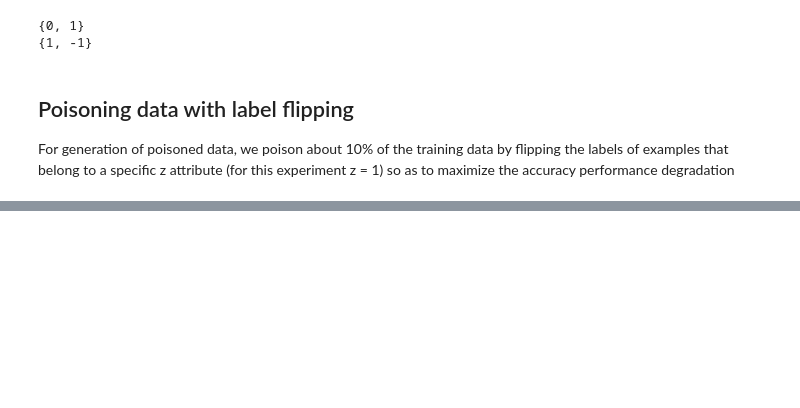
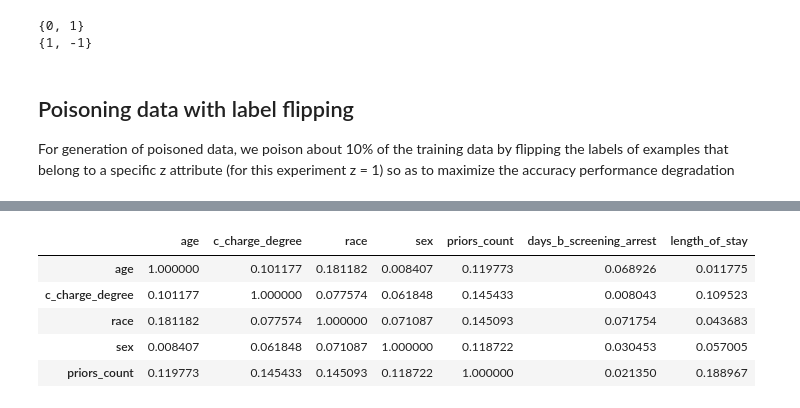
Before and after one commit to SimonCao1207/DataExplore, a Jupyter notebook: compas_analysis.ipynb, the cells around one changed output, grey strips where cells are left out. Drawn from its saved outputs; the diff is of its cells as text; code cells hidden in the pictures; blank space fills up the shorter version.

```diff
--- a/compas_analysis.ipynb
+++ b/compas_analysis.ipynb
@@ -473,3 +478,13 @@ Proportion of label flipping = 9.705119896305897 %
 # Save y_poison
 
 np.save("data/compas_data/y_compas_poi.npy", y_poison)
+# %%
+corr_matrix = X_train.corr().abs()
+corr_matrix.head()
+# %% [output]
+|  | age | c_charge_degree | race | sex | priors_count | days_b_screening_arrest | length_of_stay |
+| age | 1.000000 | 0.101177 | 0.181182 | 0.008407 | 0.119773 | 0.068926 | 0.011775 |
+| c_charge_degree | 0.101177 | 1.000000 | 0.077574 | 0.061848 | 0.145433 | 0.008043 | 0.109523 |
+| race | 0.181182 | 0.077574 | 1.000000 | 0.071087 | 0.145093 | 0.071754 | 0.043683 |
+| sex | 0.008407 | 0.061848 | 0.071087 | 1.000000 | 0.118722 | 0.030453 | 0.057005 |
+| priors_count | 0.119773 | 0.145433 | 0.145093 | 0.118722 | 1.000000 | 0.021350 | 0.188967 |
```
Also changed, not shown: parts of 14 cells of this notebook, 8 other files.
